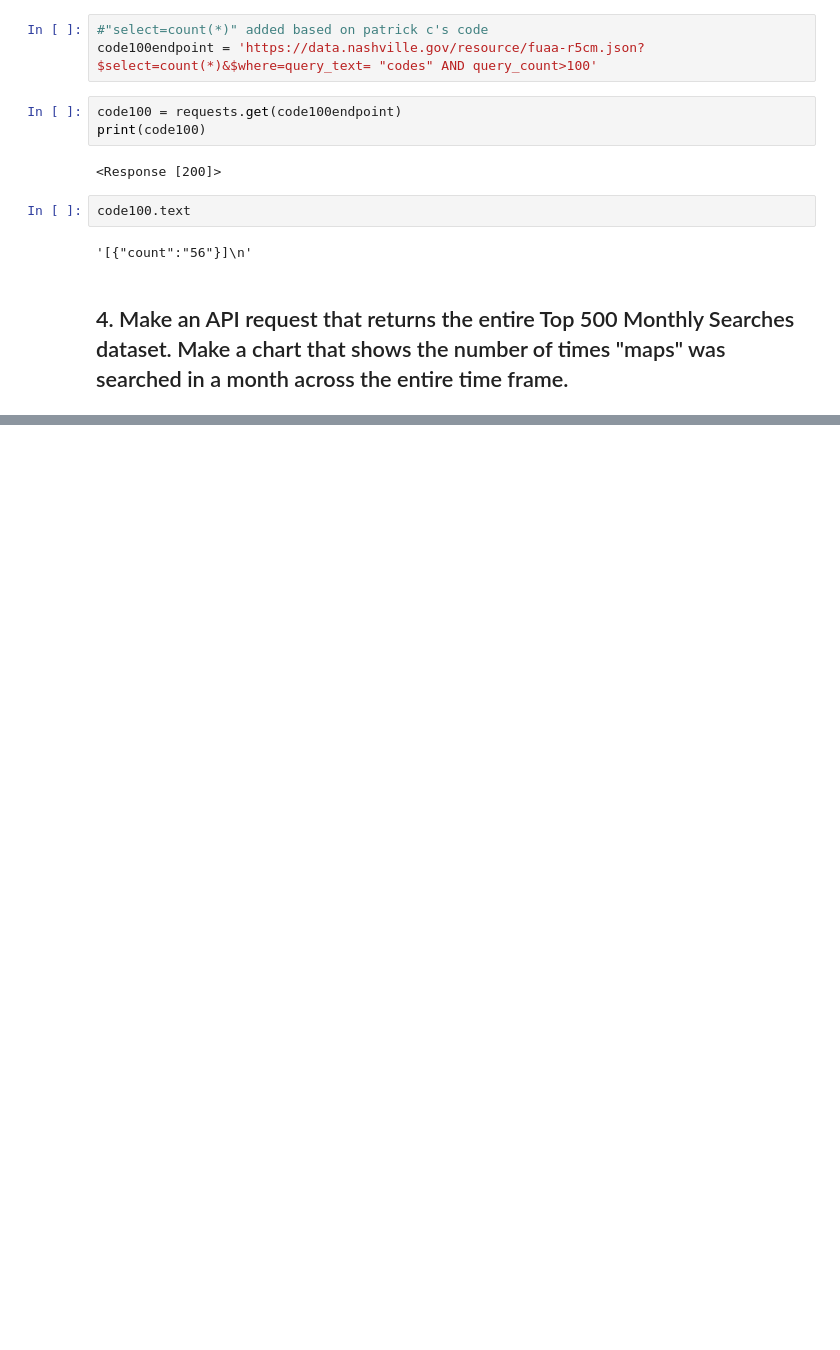
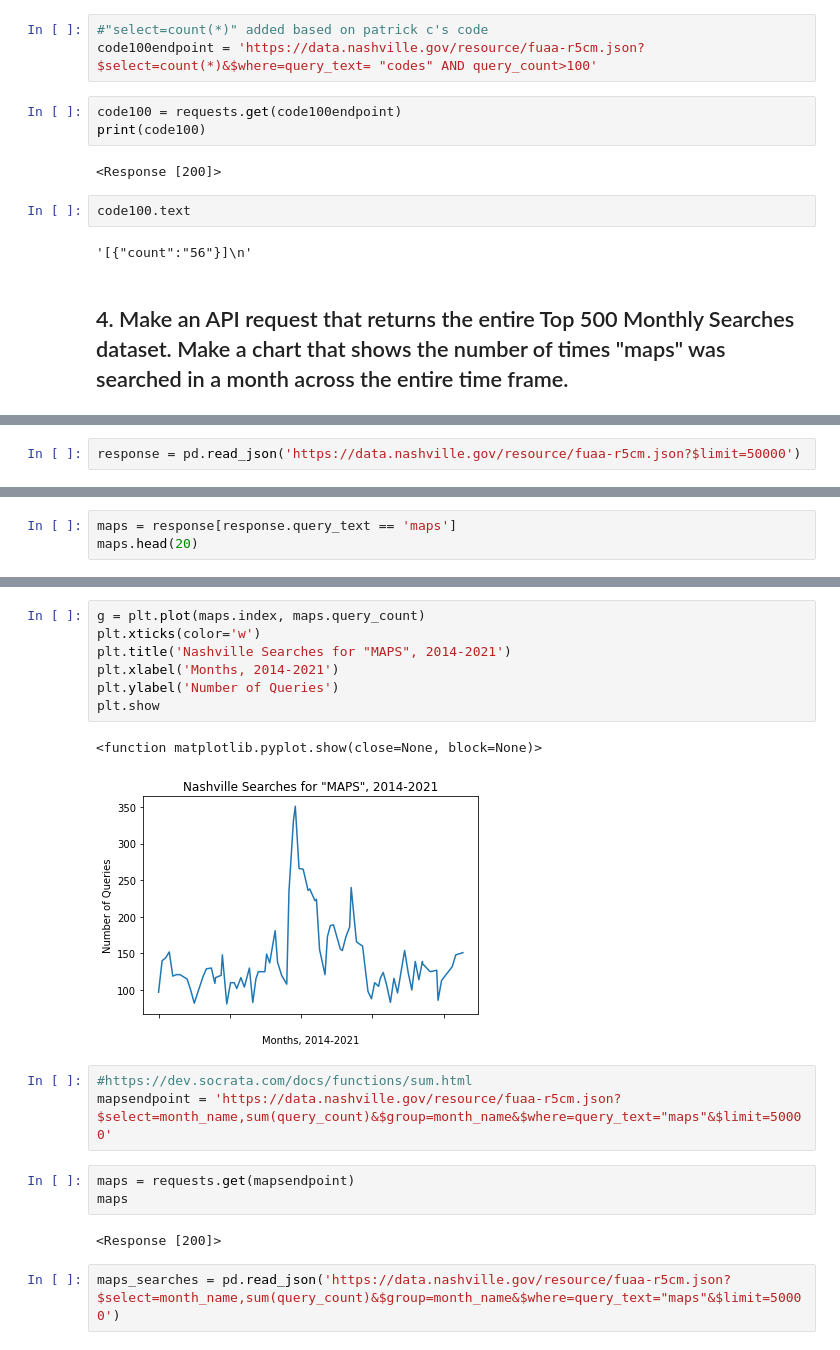
Before and after one commit to NSS-Data-Analytics-Cohort-6/socrata-api-abigailasper, a Jupyter notebook: notebooks/socrata_api.ipynb, the cells around one changed output, grey strips where cells are left out. Saved outputs shown, nothing was run; the diff lists cells and outputs as text; blank space fills up the shorter version.

```diff
--- a/notebooks/socrata_api.ipynb
+++ b/notebooks/socrata_api.ipynb
@@ -96,0 +106,2 @@ code100.text
+# %%
+response = pd.read_json('https://data.nashville.gov/resource/fuaa-r5cm.json?$limit=50000')
@@ -96,0 +143,3 @@ code100.text
+# %%
+maps = response[response.query_text == 'maps']
+maps.head(20)
@@ -96,0 +173,20 @@ code100.text
+# %%
+g = plt.plot(maps.index, maps.query_count)
+plt.xticks(color='w')
+plt.title('Nashville Searches for "MAPS", 2014-2021')
+plt.xlabel('Months, 2014-2021')
+plt.ylabel('Number of Queries')
+plt.show
+# %% [output]
+<function matplotlib.pyplot.show(close=None, block=None)>
+[figure, added]
+# %%
+#https://dev.socrata.com/docs/functions/sum.html
+mapsendpoint = 'https://data.nashville.gov/resource/fuaa-r5cm.json?$select=month_name,sum(query_count)&$group=month_name&$where=query_text="maps"&$limit=50000'
+# %%
+maps = requests.get(mapsendpoint)
+maps
+# %% [output]
+<Response [200]>
+# %%
+maps_searches = pd.read_json('https://data.nashville.gov/resource/fuaa-r5cm.json?$select=month_name,sum(query_count)&$group=month_name&$where=query_text="maps"&$limit=50000')
```
Also changed, not shown: parts of 14 cells of this notebook.
